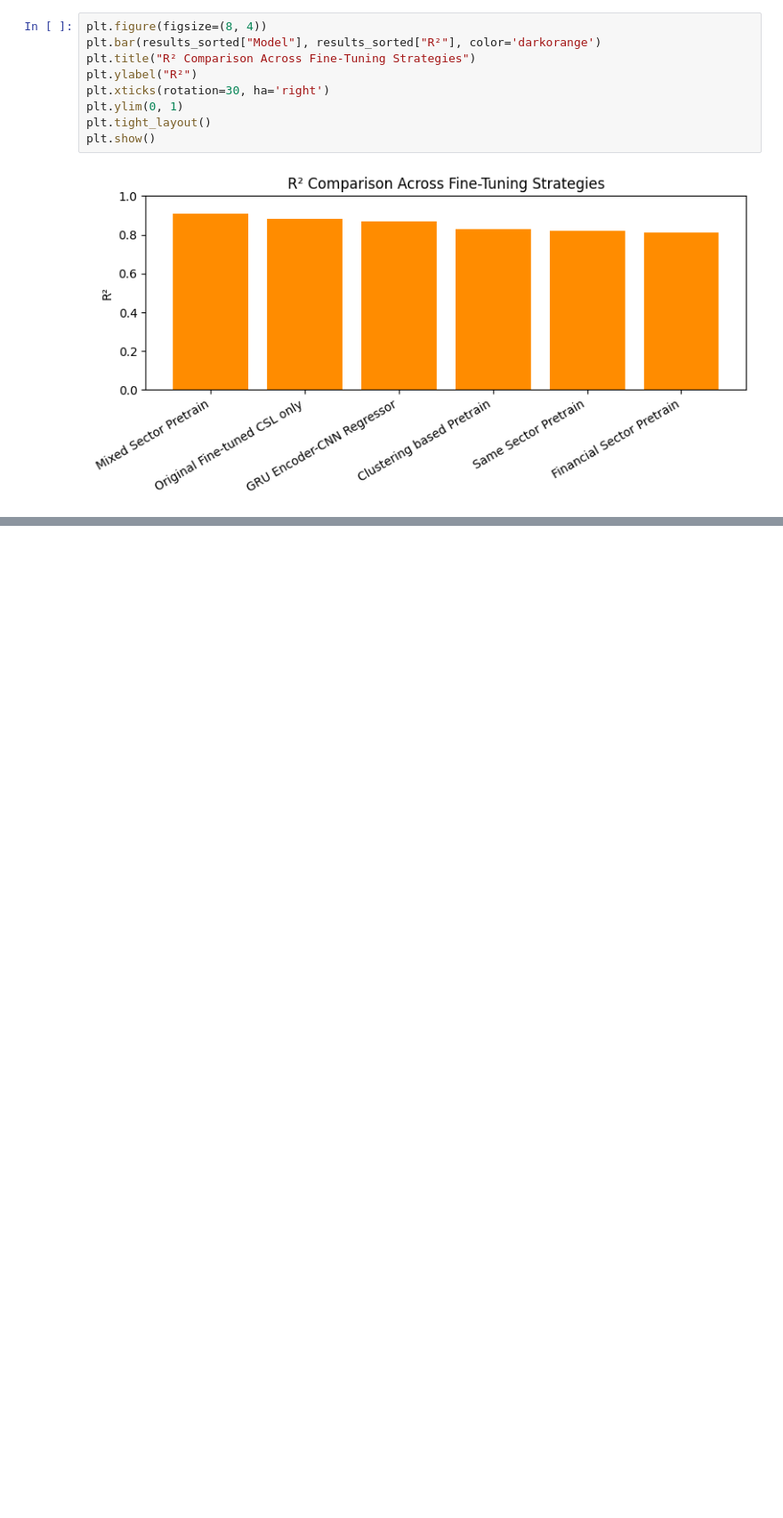
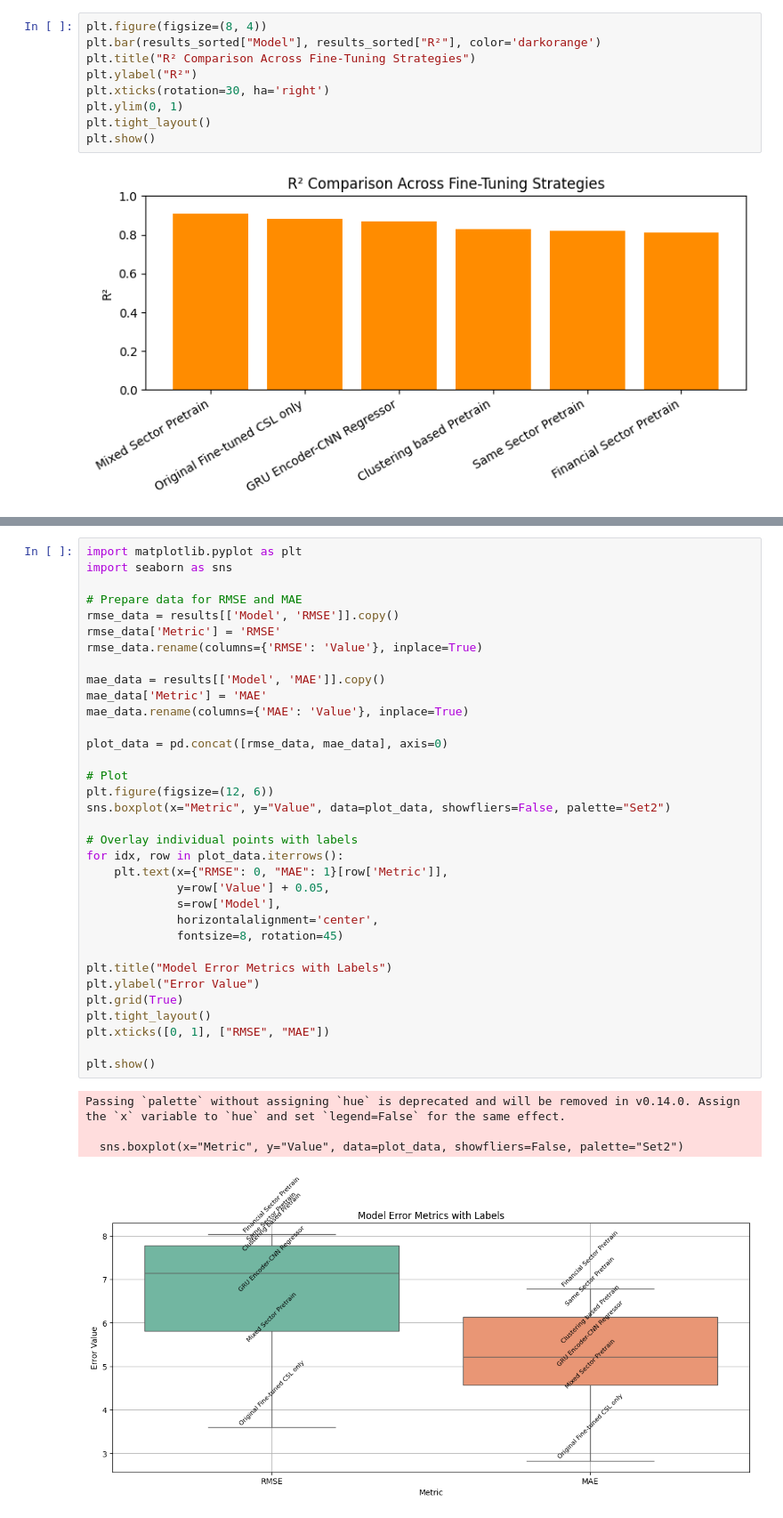
Before and after one commit to pranjakt001/AIPoweredStockMarketPrediction, a Jupyter notebook: advanced_analysis_CSL.ipynb, the cells around one changed output, grey strips where cells are left out. Shown at 89% size. Saved outputs shown, nothing was run; the diff lists cells and outputs as text; blank space fills up the shorter version.

```diff
--- a/advanced_analysis_CSL.ipynb
+++ b/advanced_analysis_CSL.ipynb
@@ -1181,0 +1215,39 @@ plt.show()
+# %%
+import matplotlib.pyplot as plt
+import seaborn as sns
+
+# Prepare data for RMSE and MAE
+rmse_data = results[['Model', 'RMSE']].copy()
+rmse_data['Metric'] = 'RMSE'
+rmse_data.rename(columns={'RMSE': 'Value'}, inplace=True)
+
+mae_data = results[['Model', 'MAE']].copy()
+mae_data['Metric'] = 'MAE'
+mae_data.rename(columns={'MAE': 'Value'}, inplace=True)
+
+plot_data = pd.concat([rmse_data, mae_data], axis=0)
+
+# Plot
+plt.figure(figsize=(12, 6))
+sns.boxplot(x="Metric", y="Value", data=plot_data, showfliers=False, palette="Set2")
+
+# Overlay individual points with labels
+for idx, row in plot_data.iterrows():
+    plt.text(x={"RMSE": 0, "MAE": 1}[row['Metric']],
+             y=row['Value'] + 0.05,
+             s=row['Model'],
+             horizontalalignment='center',
+             fontsize=8, rotation=45)
+
+plt.title("Model Error Metrics with Labels")
+plt.ylabel("Error Value")
+plt.grid(True)
+plt.tight_layout()
+plt.xticks([0, 1], ["RMSE", "MAE"])
+
+plt.show()
+# %% [output]
+Passing `palette` without assigning `hue` is deprecated and will be removed in v0.14.0. Assign the `x` variable to `hue` and set `legend=False` for the same effect.
+
+  sns.boxplot(x="Metric", y="Value", data=plot_data, showfliers=False, palette="Set2")
+[figure, added]
```
Also changed, not shown: parts of 12 cells of this notebook.
